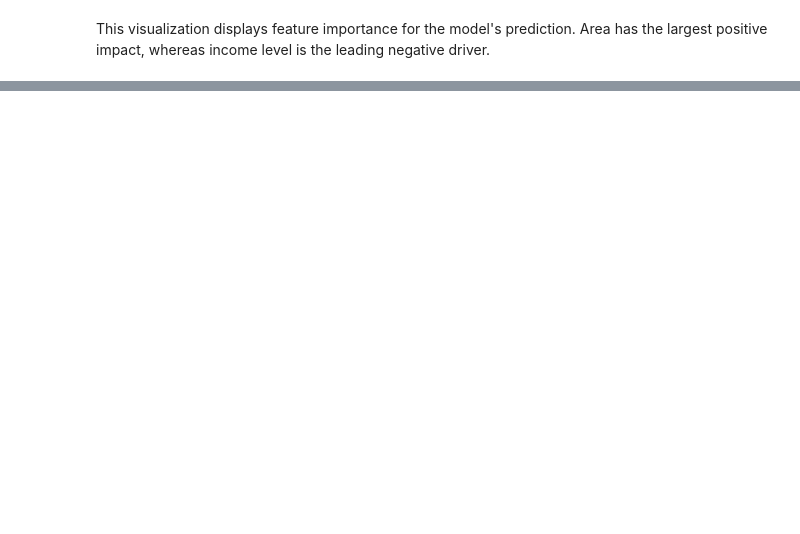
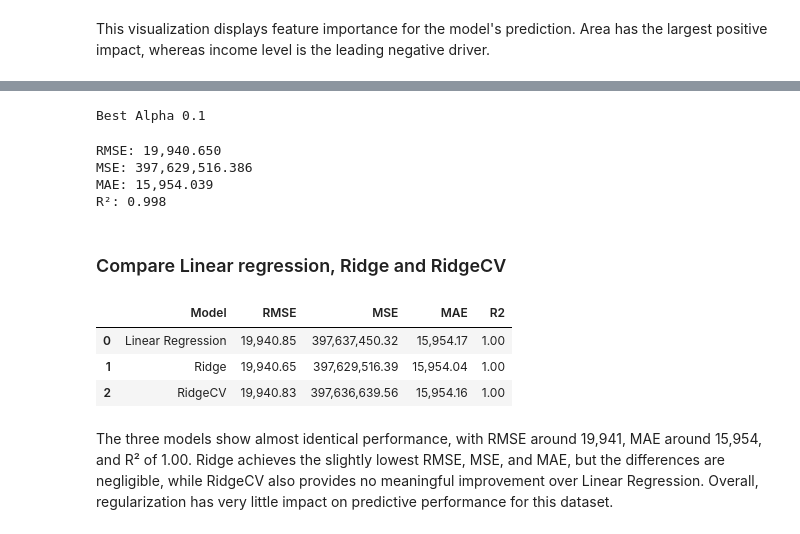
Before and after one commit to CodeWithNafisat/OIBSIP, a Jupyter notebook: DataAnalytics-L2-HousePricePrediction/HousePricePrediction.ipynb, the cells around one changed output, grey strips where cells are left out. Cells and saved outputs as stored; diff of their text form; code cells hidden in the pictures; blank space fills up the shorter version.

```diff
--- a/DataAnalytics-L2-HousePricePrediction/HousePricePrediction.ipynb
+++ b/DataAnalytics-L2-HousePricePrediction/HousePricePrediction.ipynb
@@ -479,0 +496,5 @@ This visualization displays feature importance for the model's prediction. Area
+# %%
+ridge_rmse = root_mean_squared_error(y_test, ridge_y_pred)
+ridge_mse = mean_squared_error(y_test, ridge_y_pred)
+ridge_mae = mean_absolute_error(y_test, ridge_y_pred)
+ridge_r2 = r2_score(y_test, ridge_y_pred)
@@ -479,0 +526,7 @@ This visualization displays feature importance for the model's prediction. Area
+# %%
+alphas = [0.001, 0.01, 0.1, 1, 10, 100, 1000]
+ridge_cv = Pipeline([
+    ("prep", preprocessor()),
+    ("ridge_cv_model", RidgeCV(alphas = alphas, cv = 5))
+])
+ridge_cv.fit(X_train, y_train)
@@ -479,0 +547,39 @@ This visualization displays feature importance for the model's prediction. Area
+# %%
+print("Best Alpha", ridge_cv["ridge_cv_model"].alpha_)
+# %% [output]
+Best Alpha 0.1
+# %%
+ridge_predictions = ridge_cv.predict(X_test)
+# %%
+ridge_cv_rmse = root_mean_squared_error(y_test, ridge_predictions)
+ridge_cv_mse = mean_squared_error(y_test, ridge_predictions)
+ridge_cv_mae = mean_absolute_error(y_test, ridge_predictions)
+ridge_cv_r2 = r2_score(y_test, ridge_predictions)
+
+print(f"RMSE: {ridge_rmse:,.3f}")
+print(f"MSE: {ridge_mse:,.3f}")
+print(f"MAE: {ridge_mae:,.3f}")
+print(f"R²: {ridge_r2:.3}")
+# %% [output]
+RMSE: 19,940.650
+MSE: 397,629,516.386
+MAE: 15,954.039
+R²: 0.998
+# %% [markdown]
+### Compare Linear regression, Ridge and RidgeCV
+# %%
+comparison = pd.DataFrame({
+    "Model" : ["Linear Regression", "Ridge", "RidgeCV"],
+    "RMSE" : [rmse, ridge_rmse, ridge_cv_rmse],
+    "MSE" : [mse, ridge_mse, ridge_cv_mse],
+    "MAE" : [mae, ridge_mae, ridge_cv_mae],
+    "R2" : [r2, ridge_r2, ridge_cv_r2]
+})
+comparison
+# %% [output]
+|  | Model | RMSE | MSE | MAE | R2 |
+| 0 | Linear Regression | 19,940.85 | 397,637,450.32 | 15,954.17 | 1.00 |
+| 1 | Ridge | 19,940.65 | 397,629,516.39 | 15,954.04 | 1.00 |
+| 2 | RidgeCV | 19,940.83 | 397,636,639.56 | 15,954.16 | 1.00 |
+# %% [markdown]
+The three models show almost identical performance, with RMSE around 19,941, MAE around 15,954, and R² of 1.00. Ridge achieves the slightly lowest RMSE, MSE, and MAE, but the differences are negligible, while RidgeCV also provides no meaningful improvement over Linear Regression. Overall, regularization has very little impact on predictive performance for this dataset.
```
Also changed, not shown: parts of 9 cells of this notebook, 4 other files.
